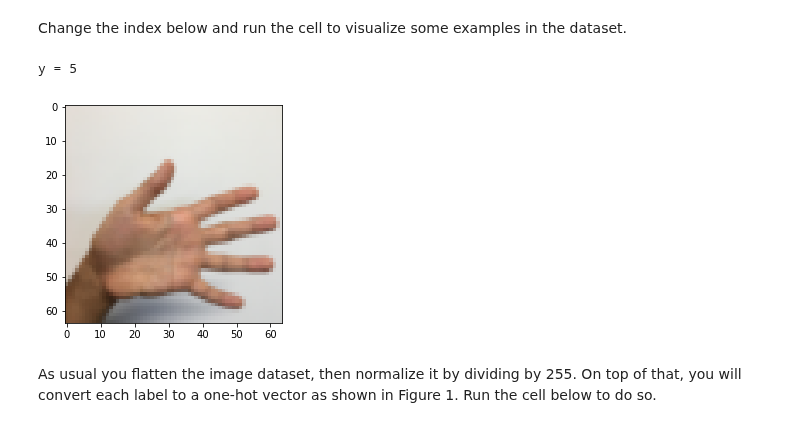
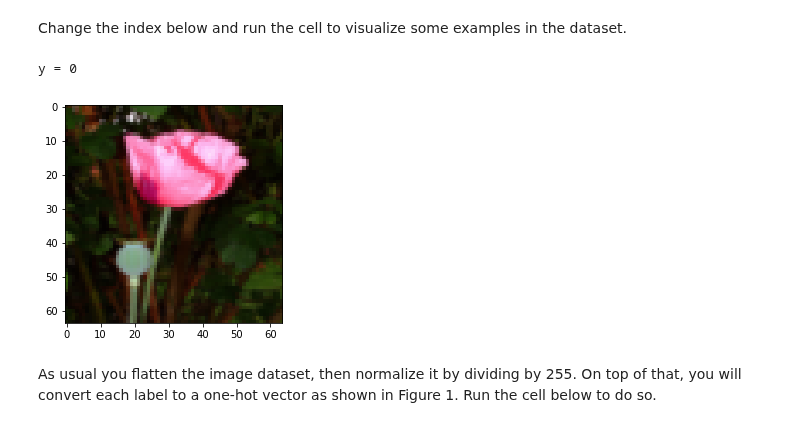
Before and after one commit to minimalgeek/Python, a Jupyter notebook: Deep_Learning/Week7/Tensorflow+Tutorial.ipynb, the cells around one changed output. Drawn from its saved outputs; the diff is of its cells as text; code cells hidden in the pictures.

```diff
--- a/Deep_Learning/Week7/Tensorflow+Tutorial.ipynb
+++ b/Deep_Learning/Week7/Tensorflow+Tutorial.ipynb
@@ -486,12 +486,12 @@ X_train_orig, Y_train_orig, X_test_orig, Y_test_orig, classes = load_dataset()
 Change the index below and run the cell to visualize some examples in the dataset.
 # %%
 # Example of a picture
-index = 0
+index = 30
 plt.imshow(X_train_orig[index])
 print ("y = " + str(np.squeeze(Y_train_orig[:, index])))
 # %% [output]
-y = 5
+y = 0
-[figure, old version]
+[figure, new version]
 # %% [markdown]
 As usual you flatten the image dataset, then normalize it by dividing by 255. On top of that, you will convert each label to a one-hot vector as shown in Figure 1. Run the cell below to do so.
 # %%
```
Also changed, not shown: parts of 4 cells of this notebook, 6 other files.
